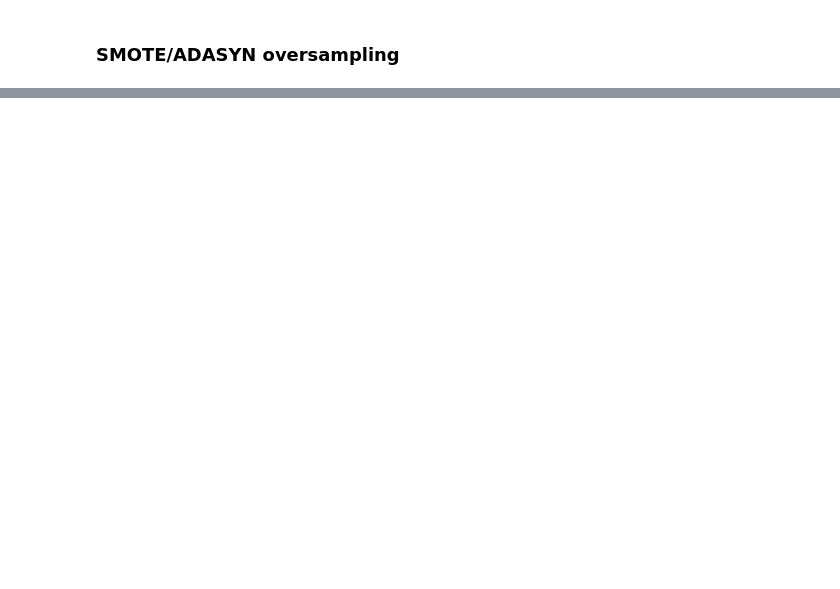
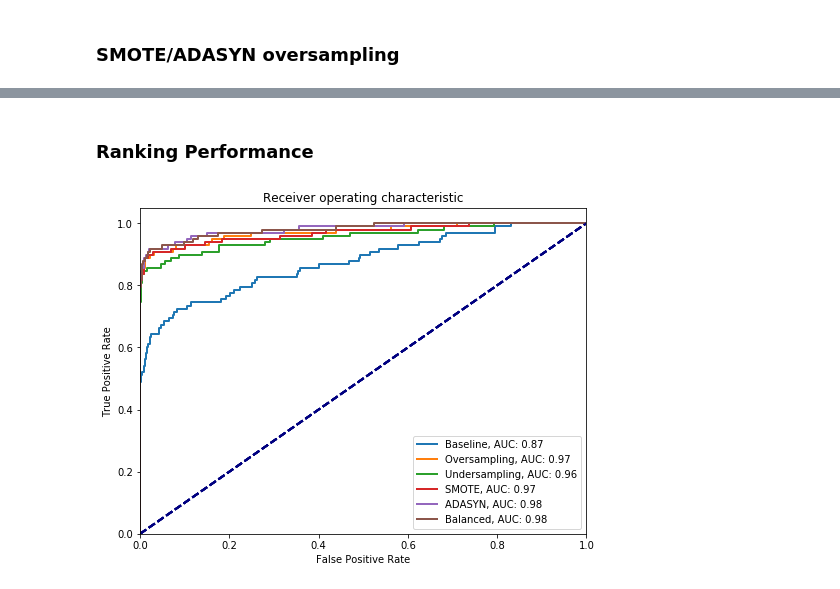
Before and after one commit to tcunnington/582_fraud, a Jupyter notebook: Imbalanced Data.ipynb, the cells around one changed output, grey strips where cells are left out. Drawn from its saved outputs; the diff is of its cells as text; code cells hidden in the pictures; blank space fills up the shorter version.

```diff
--- a/Imbalanced Data.ipynb
+++ b/Imbalanced Data.ipynb
@@ -203,4 +201,0 @@ Confusion mat:
-# %%
-run_compare_sampling(ADASYN, LogisticRegression, train_x_res, train_y_res, test_x, test_y, **logit_params)
-run_compare_sampling(ADASYN, QuadraticDiscriminantAnalysis, train_x, train_y, test_x, test_y)
-run_compare_sampling(ADASYN, DecisionTreeClassifier, train_x, train_y, test_x, test_y)
@@ -224,0 +202,4 @@ Confusion mat:
+# %%
+resampled = run_model_sampler(SMOTE, LogisticRegression, train_x, train_y, test_x, test_y, **logit_params)
+models.append(resampled)
+labels.append('SMOTE')
@@ -224,0 +221,4 @@ Confusion mat:
+# %%
+resampled = run_model_sampler(ADASYN, LogisticRegression, train_x, train_y, test_x, test_y, **logit_params)
+models.append(resampled)
+labels.append('ADASYN')
@@ -224,0 +242,4 @@ Confusion mat:
+# %%
+balanced = run_model(LogisticRegression, train_x, train_y, test_x, test_y, **logit_params_balanced)
+models.append(balanced)
+labels.append('Balanced')
@@ -224,0 +260,6 @@ Confusion mat:
+# %% [markdown]
+###  Ranking Performance
+# %%
+plot_many_roc(models, labels, test_x, test_y)
+# %% [output]
+[figure, added]
```
Also changed, not shown: parts of 37 cells of this notebook, 6 other files.
